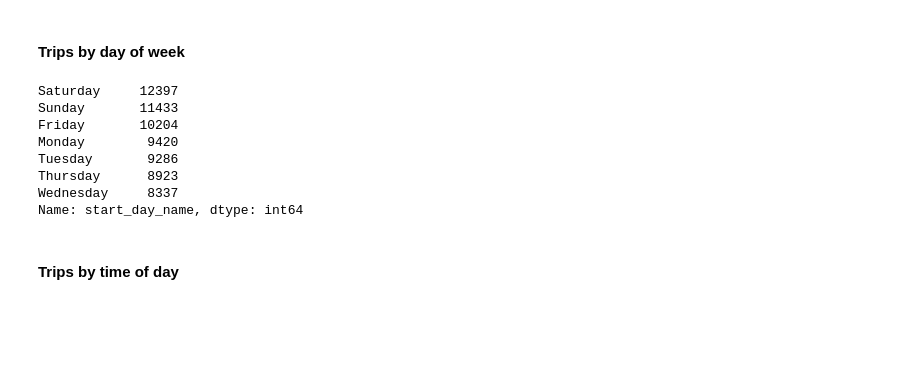
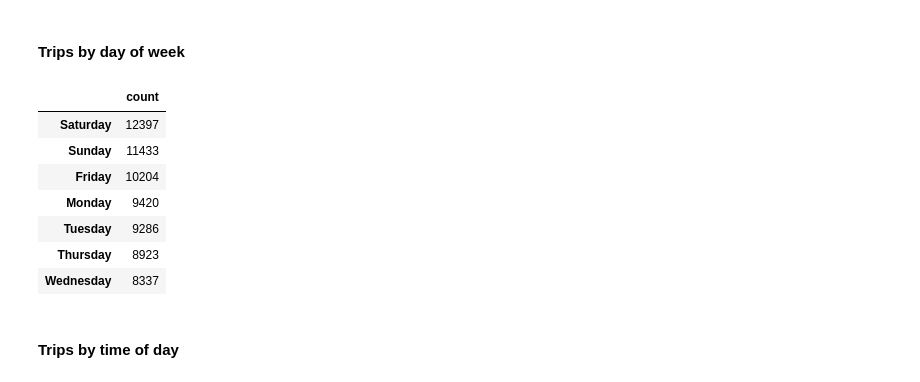
Before and after one commit to iwsstuart/trips_eda, a Jupyter notebook: trips_eda.ipynb, the cells around one changed output. Saved outputs shown, nothing was run; the diff lists cells and outputs as text; code cells hidden in the pictures; blank space fills up the shorter version.

```diff
--- a/trips_eda.ipynb
+++ b/trips_eda.ipynb
@@ -44,16 +44,16 @@ data['start_hour_period'] = data.start_hour_period.astype('category')
 # %% [markdown]
 #### Trips by day of week
 # %%
-data['start_day_name'].value_counts()
+data['start_day_name'].value_counts().to_frame('count')
 # %% [output]
-Saturday     12397
-Sunday       11433
-Friday       10204
-Monday        9420
-Tuesday       9286
-Thursday      8923
-Wednesday     8337
-Name: start_day_name, dtype: int64
+|  | count |
+| Saturday | 12397 |
+| Sunday | 11433 |
+| Friday | 10204 |
+| Monday | 9420 |
+| Tuesday | 9286 |
+| Thursday | 8923 |
+| Wednesday | 8337 |
 # %% [markdown]
 #### Trips by time of day
 # %%
```
Also changed, not shown: parts of 8 cells of this notebook.
